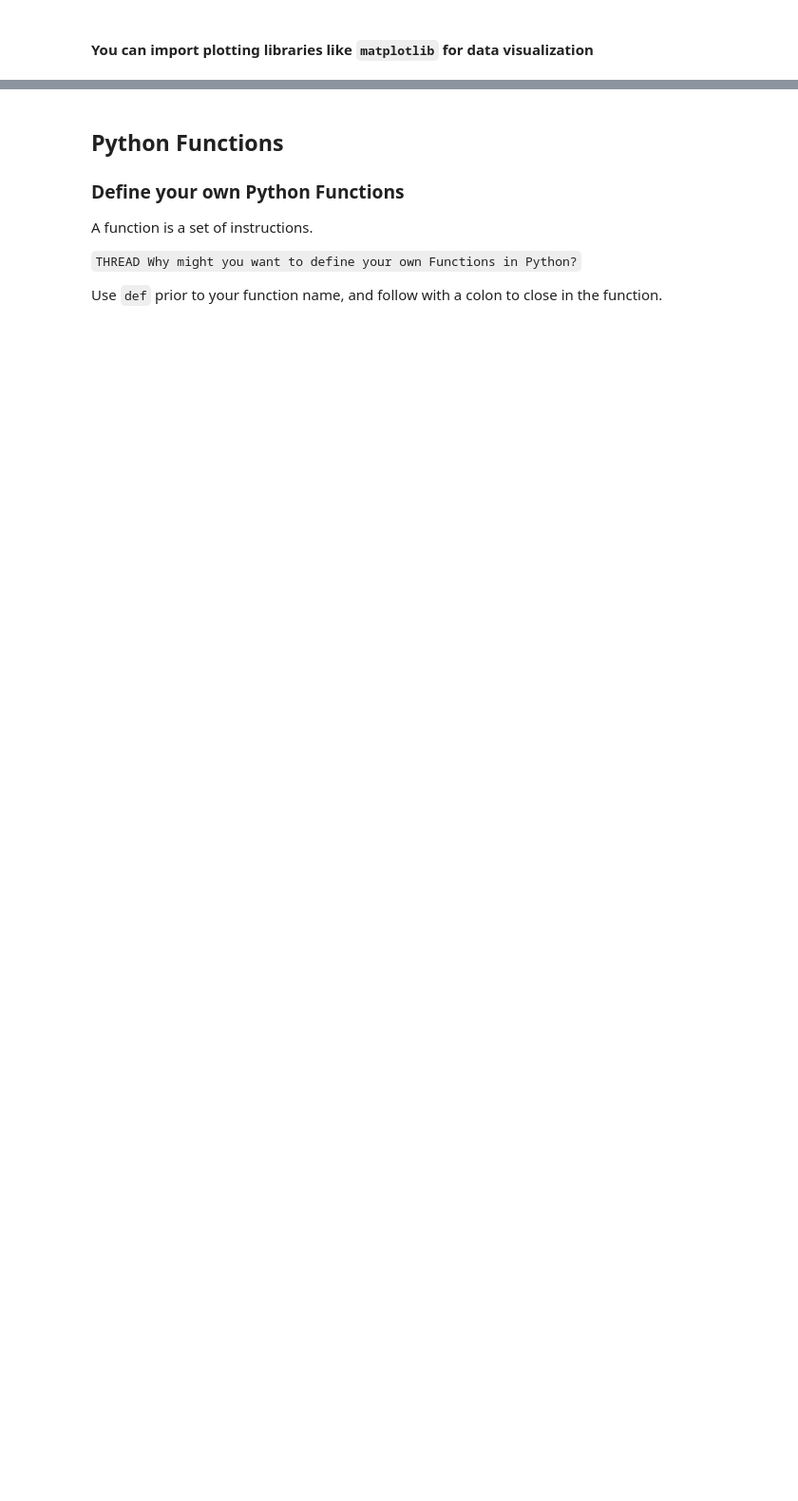
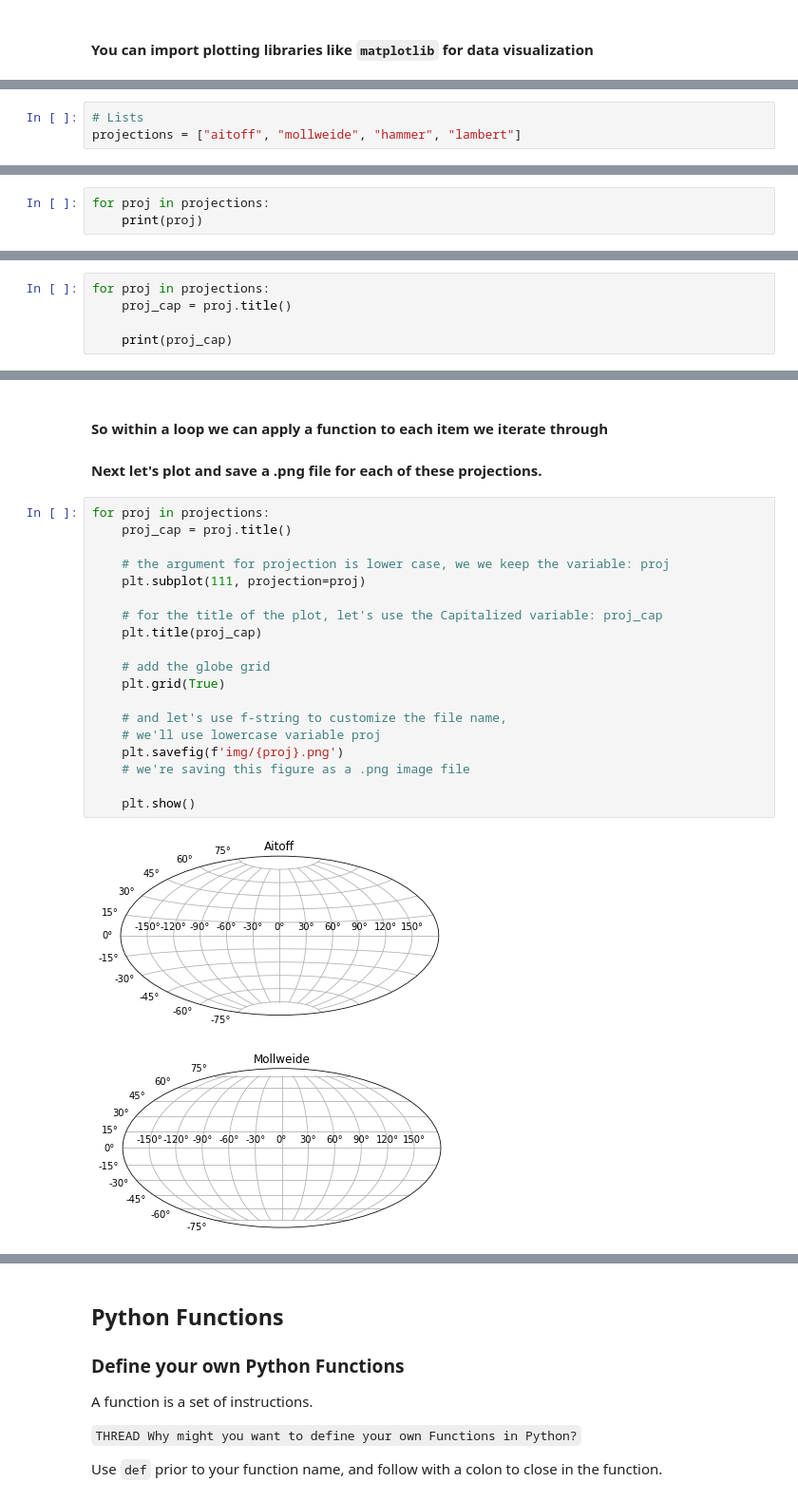
Before and after one commit to pratt-savi-810/pratt-savi-810-2020-03-lesson_02, a Jupyter notebook: lesson_02.ipynb, the cells around one changed output, grey strips where cells are left out. Shown at 95% size. Saved outputs shown, nothing was run; the diff lists cells and outputs as text; blank space fills up the shorter version.

```diff
--- a/lesson_02.ipynb
+++ b/lesson_02.ipynb
@@ -118,0 +207,3 @@ http://openbookproject.net/thinkcs/python/english3e/iteration.html
+# %%
+# Lists
+projections = ["aitoff", "mollweide", "hammer", "lambert"]
@@ -118,0 +218,3 @@ http://openbookproject.net/thinkcs/python/english3e/iteration.html
+# %%
+for proj in projections:
+    print(proj)
@@ -118,0 +228,5 @@ http://openbookproject.net/thinkcs/python/english3e/iteration.html
+# %%
+for proj in projections:
+    proj_cap = proj.title()
+
+    print(proj_cap)
@@ -118,0 +238,26 @@ http://openbookproject.net/thinkcs/python/english3e/iteration.html
+# %% [markdown]
+#### So within a loop we can apply a function to each item we iterate through
+
+#### Next let's plot and save a .png file for each of these projections.
+# %%
+for proj in projections:
+    proj_cap = proj.title()
+
+    # the argument for projection is lower case, we we keep the variable: proj
+    plt.subplot(111, projection=proj)
+
+    # for the title of the plot, let's use the Capitalized variable: proj_cap
+    plt.title(proj_cap)
+
+    # add the globe grid
+    plt.grid(True)
+
+    # and let's use f-string to customize the file name,
+    # we'll use lowercase variable proj
+    plt.savefig(f'img/{proj}.png')
+    # we're saving this figure as a .png image file
+
+    plt.show()
+# %% [output]
+[figure, added]
+[figure, added]
```
Also changed, not shown: parts of 111 cells of this notebook, 7 other files.
